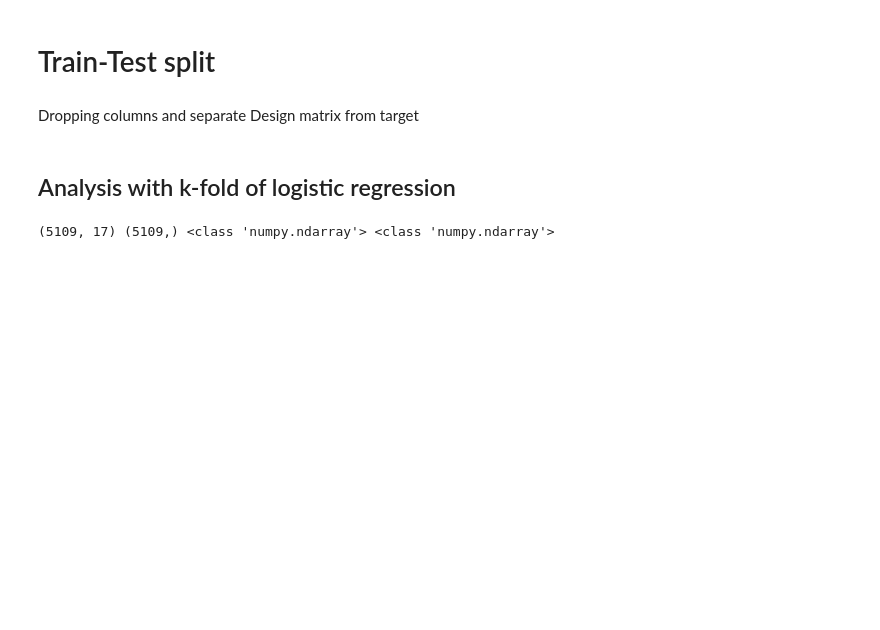
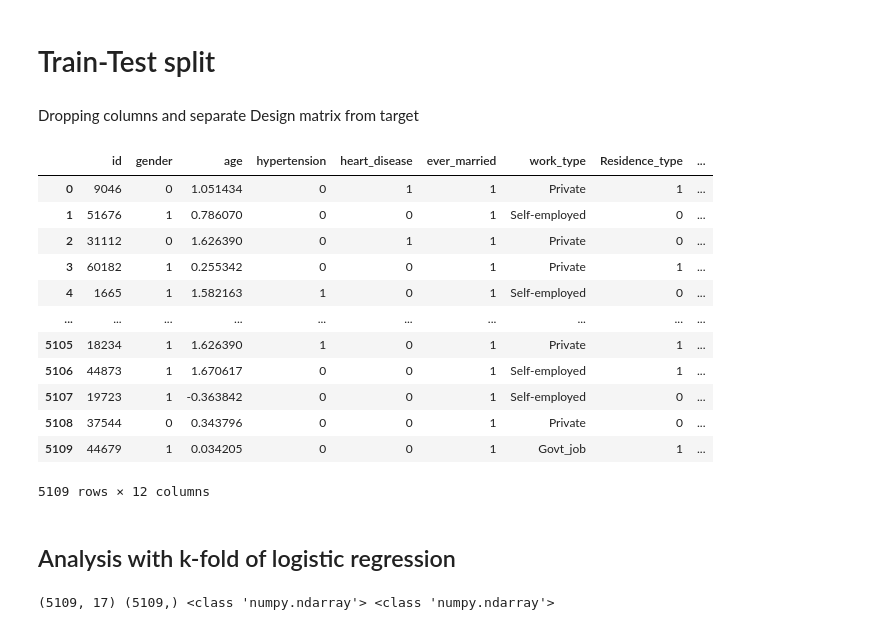
Before and after one commit to Requiem98/FDS-FinalProject, a Jupyter notebook: FDS_Strocke_predition (1).ipynb, the cells around one changed output. Cells and saved outputs as stored; diff of their text form; code cells hidden in the pictures; blank space fills up the shorter version.

```diff
--- a/FDS_Strocke_predition (1).ipynb
+++ b/FDS_Strocke_predition (1).ipynb
@@ -523,6 +518,22 @@ def evaluate_model(cv):
 # Train-Test split
 # %% [markdown]
 Dropping columns and separate Design matrix from target
+# %%
+df_norm
+# %% [output]
+|  | id | gender | age | hypertension | heart_disease | ever_married | work_type | Residence_type | ... |
+| 0 | 9046 | 0 | 1.051434 | 0 | 1 | 1 | Private | 1 | ... |
+| 1 | 51676 | 1 | 0.786070 | 0 | 0 | 1 | Self-employed | 0 | ... |
+| 2 | 31112 | 0 | 1.626390 | 0 | 1 | 1 | Private | 0 | ... |
+| 3 | 60182 | 1 | 0.255342 | 0 | 0 | 1 | Private | 1 | ... |
+| 4 | 1665 | 1 | 1.582163 | 1 | 0 | 1 | Self-employed | 0 | ... |
+| ... | ... | ... | ... | ... | ... | ... | ... | ... | ... |
+| 5105 | 18234 | 1 | 1.626390 | 1 | 0 | 1 | Private | 1 | ... |
+| 5106 | 44873 | 1 | 1.670617 | 0 | 0 | 1 | Self-employed | 1 | ... |
+| 5107 | 19723 | 1 | -0.363842 | 0 | 0 | 1 | Self-employed | 0 | ... |
+| 5108 | 37544 | 0 | 0.343796 | 0 | 0 | 1 | Private | 0 | ... |
+| 5109 | 44679 | 1 | 0.034205 | 0 | 0 | 1 | Govt_job | 1 | ... |
+5109 rows × 12 columns
 # %%
 X = df_norm.drop(['id', 'stroke'], axis = 1)
 y = df_norm['stroke']
```
Also changed, not shown: parts of 22 cells of this notebook, 1 other file.
